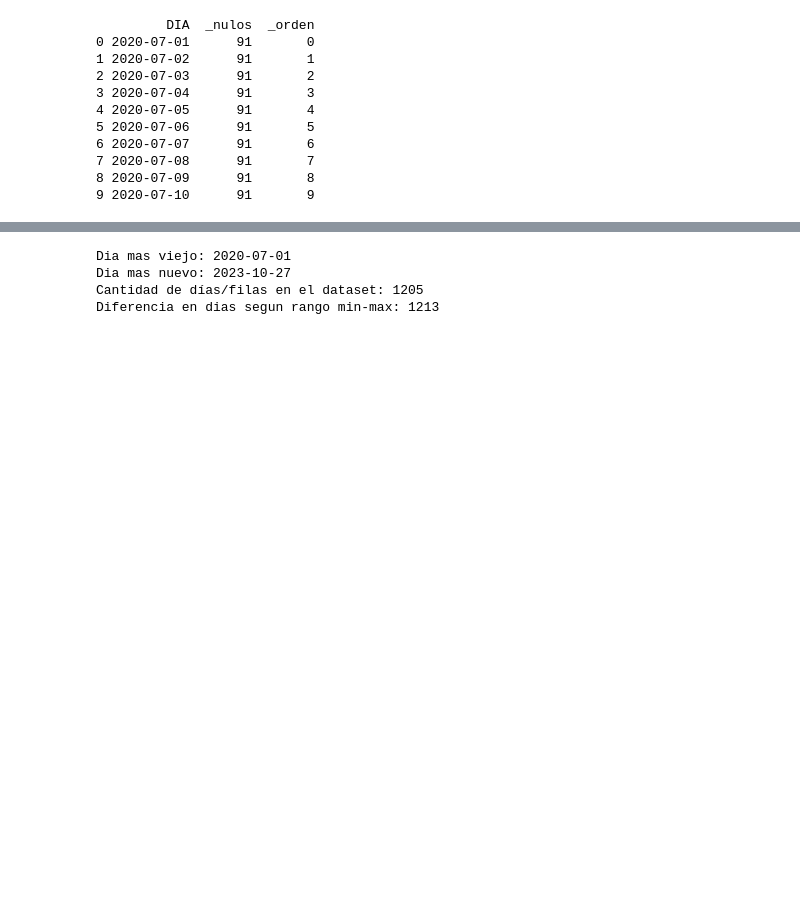
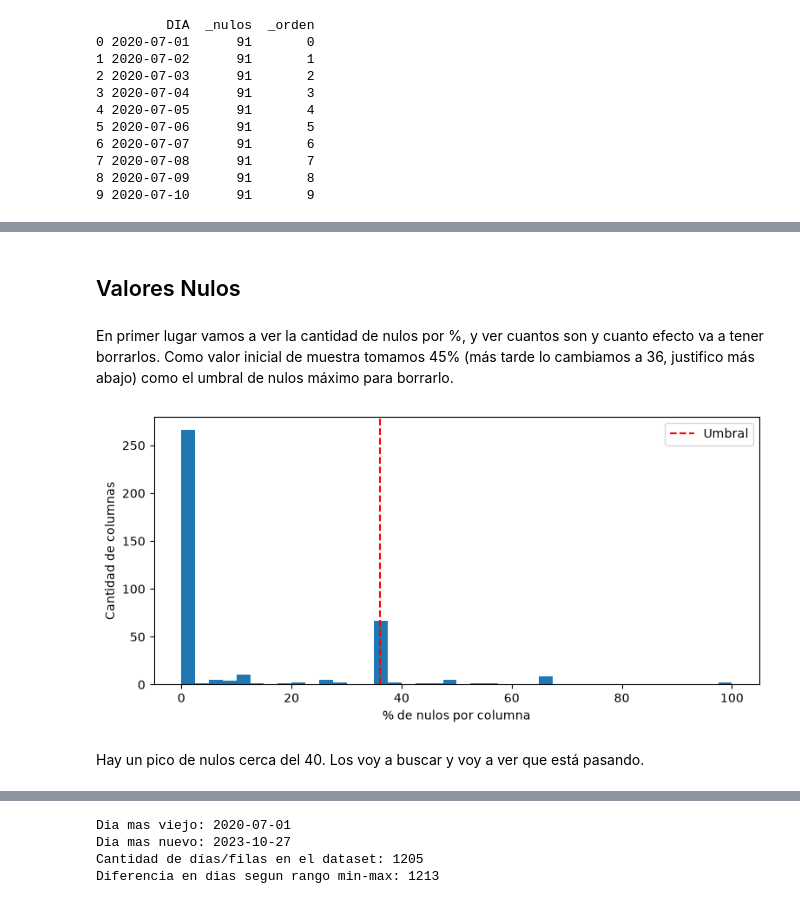
Before and after one commit to Marcjun/Cerveceria-LabDatosII, a Jupyter notebook: notebooks/eda.ipynb, the cells around one changed output, grey strips where cells are left out. Drawn from its saved outputs; the diff is of its cells as text; code cells hidden in the pictures; blank space fills up the shorter version.

```diff
--- a/notebooks/eda.ipynb
+++ b/notebooks/eda.ipynb
@@ -487,0 +517,2 @@ assert len(df_unido) == df_dup["DIA"].nunique()
+# %% [markdown]
+## Valores Nulos
@@ -487,0 +568,22 @@ assert len(df_unido) == df_dup["DIA"].nunique()
+# %% [markdown]
+En primer lugar vamos a ver la cantidad de nulos por %, y ver cuantos son y cuanto efecto va a tener borrarlos. Como valor inicial de muestra tomamos 45% (más tarde lo cambiamos a 36, justifico más abajo) como el umbral de nulos máximo para borrarlo.
+# %%
+UMBRAL_NULOS = 36
+protegidas = ["DIA", "target", "Consolidado EE | Frio (Kw)"]
+# %%
+pct_nulos = df_unido.isna().mean().mul(100).sort_values(ascending=False)
+
+# Cuántas columnas caen en cada rango de % de nulos
+fig, ax = plt.subplots(figsize=(9, 4))
+ax.hist(pct_nulos, bins=40)
+ax.set_xlabel("% de nulos por columna")
+ax.set_ylabel("Cantidad de columnas")
+
+# Umbral Nulos
+ax.axvline(UMBRAL_NULOS, color="red", linestyle="--", label="Umbral")
+ax.legend()
+plt.show()
+# %% [output]
+[figure, added]
+# %% [markdown]
+Hay un pico de nulos cerca del 40. Los voy a buscar y voy a ver que está pasando.
```
Also changed, not shown: parts of 131 cells of this notebook, 3 other files.
